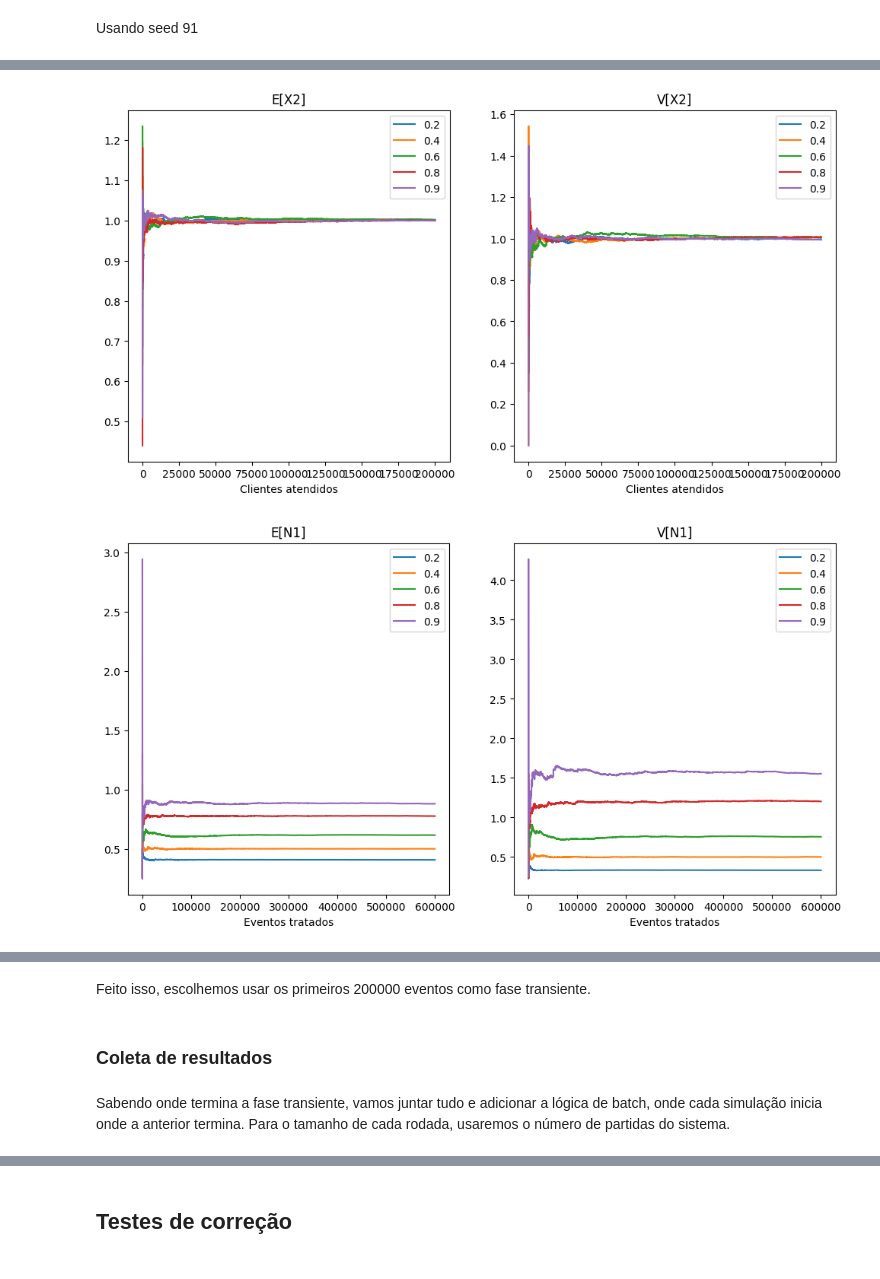
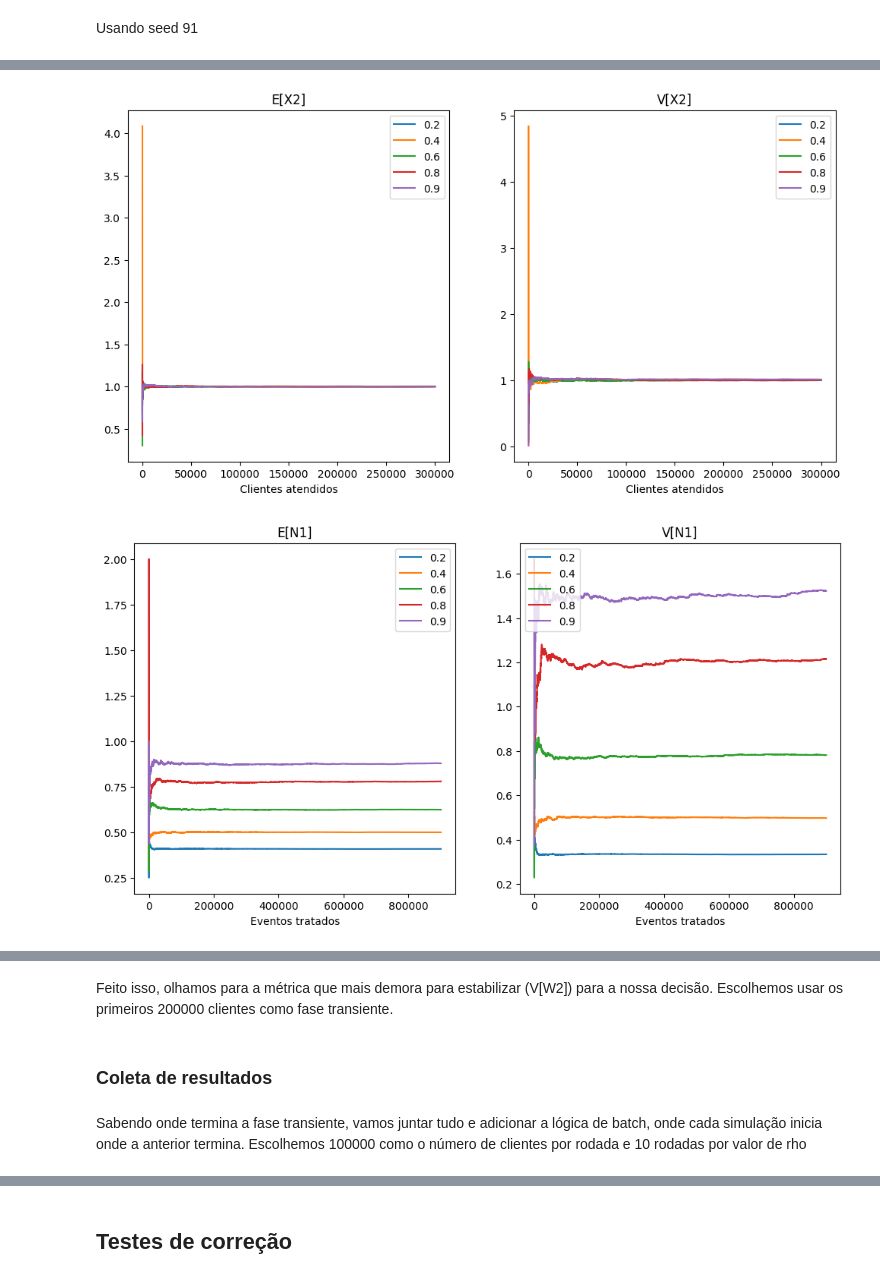
Before and after one commit to RafaelxFernandes/Avaliacao-Desempenho-22.2, a Jupyter notebook: main.ipynb, the cells around one changed output, grey strips where cells are left out. Cells and saved outputs as stored; diff of their text form; code cells hidden in the pictures.

```diff
--- a/main.ipynb
+++ b/main.ipynb
@@ -636,5 +636,5 @@ auxiliar_transiente(42, 200_000)
 # %% [markdown]
 Usando seed 91
 # %%
-auxiliar_transiente(91, 200_000)
+auxiliar_transiente(91, 300_000)
 # %% [output]
@@ -644,2 +644,2 @@ auxiliar_transiente(91, 200_000)
-[figure, old version]
+[figure, new version]
-[figure, old version]
+[figure, new version]
@@ -649,9 +649,9 @@ auxiliar_transiente(91, 200_000)
 # %% [markdown]
-Feito isso, escolhemos usar os primeiros 200000 eventos como fase transiente.
+Feito isso, olhamos para a métrica que mais demora para estabilizar (V[W2]) para a nossa decisão. Escolhemos usar os primeiros 200000 clientes como fase transiente.
 # %% [markdown]
 ### Coleta de resultados
 # %% [markdown]
-Sabendo onde termina a fase transiente, vamos juntar tudo e adicionar a lógica de batch, onde cada simulação inicia onde a anterior termina. Para o tamanho de cada rodada, usaremos o número de partidas do sistema.
+Sabendo onde termina a fase transiente, vamos juntar tudo e adicionar a lógica de batch, onde cada simulação inicia onde a anterior termina. Escolhemos 100000 como o número de clientes por rodada e 10 rodadas por valor de rho
 # %%
 #lamb = lambda
 #mu = mu
```
Also changed, not shown: parts of 8 cells of this notebook, 5 other files.
